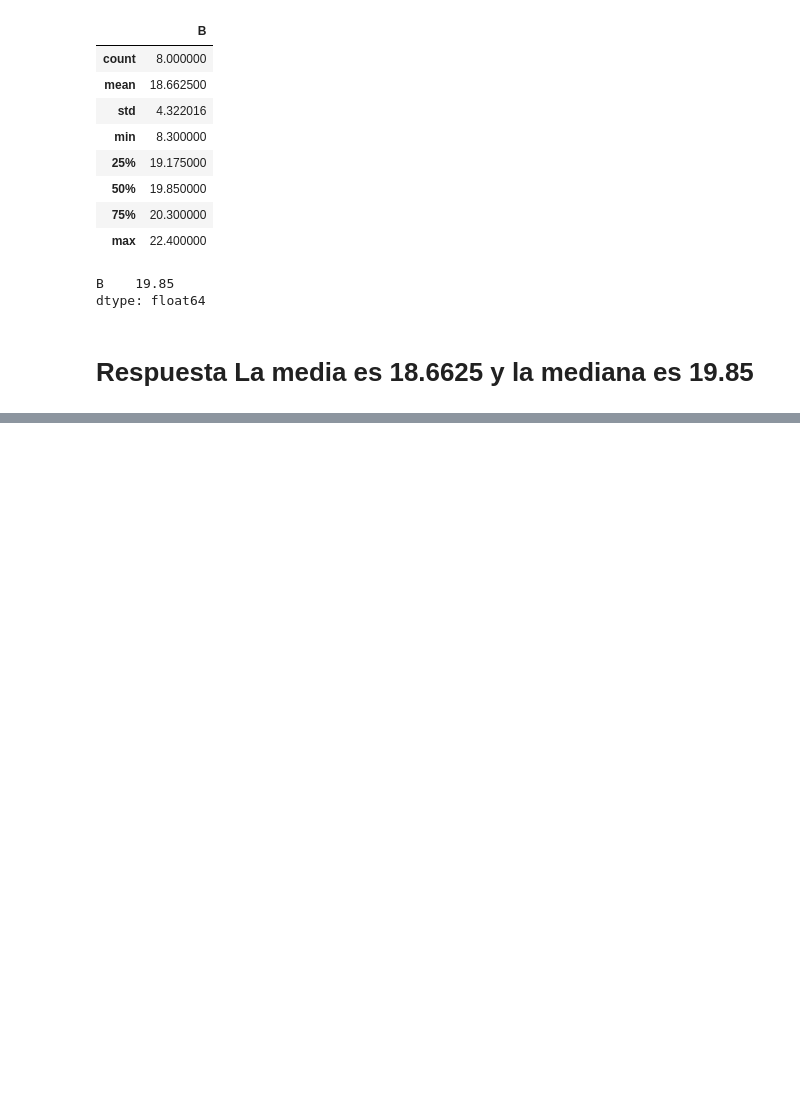
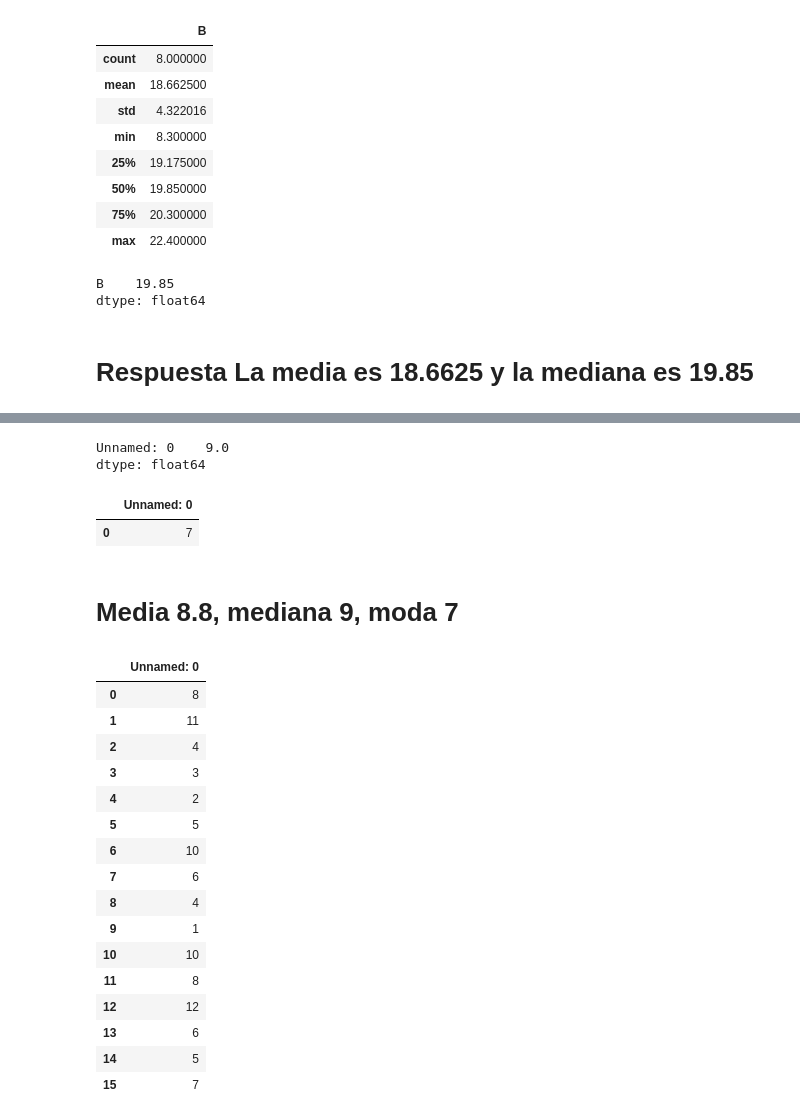
Before and after one commit to papagala/DataScienceMastersDegree, a Jupyter notebook: statistics/notebooks/1-3.ipynb, the cells around one changed output, grey strips where cells are left out. Drawn from its saved outputs; the diff is of its cells as text; code cells hidden in the pictures; blank space fills up the shorter version.

```diff
--- a/statistics/notebooks/1-3.ipynb
+++ b/statistics/notebooks/1-3.ipynb
@@ -314,0 +392,33 @@ dtype: float64
+# %%
+df.median()
+# %% [output]
+Unnamed: 0    9.0
+dtype: float64
+# %%
+df.mode()
+# %% [output]
+|  | Unnamed: 0 |
+| 0 | 7 |
+# %% [markdown]
+# Media 8.8, mediana 9, moda 7
+# %%
+df=pd.read_csv("376b.csv")
+df
+# %% [output]
+|  | Unnamed: 0 |
+| 0 | 8 |
+| 1 | 11 |
+| 2 | 4 |
+| 3 | 3 |
+| 4 | 2 |
+| 5 | 5 |
+| 6 | 10 |
+| 7 | 6 |
+| 8 | 4 |
+| 9 | 1 |
+| 10 | 10 |
+| 11 | 8 |
+| 12 | 12 |
+| 13 | 6 |
+| 14 | 5 |
+| 15 | 7 |
```
Also changed, not shown: parts of 40 cells of this notebook, 5 other files.
